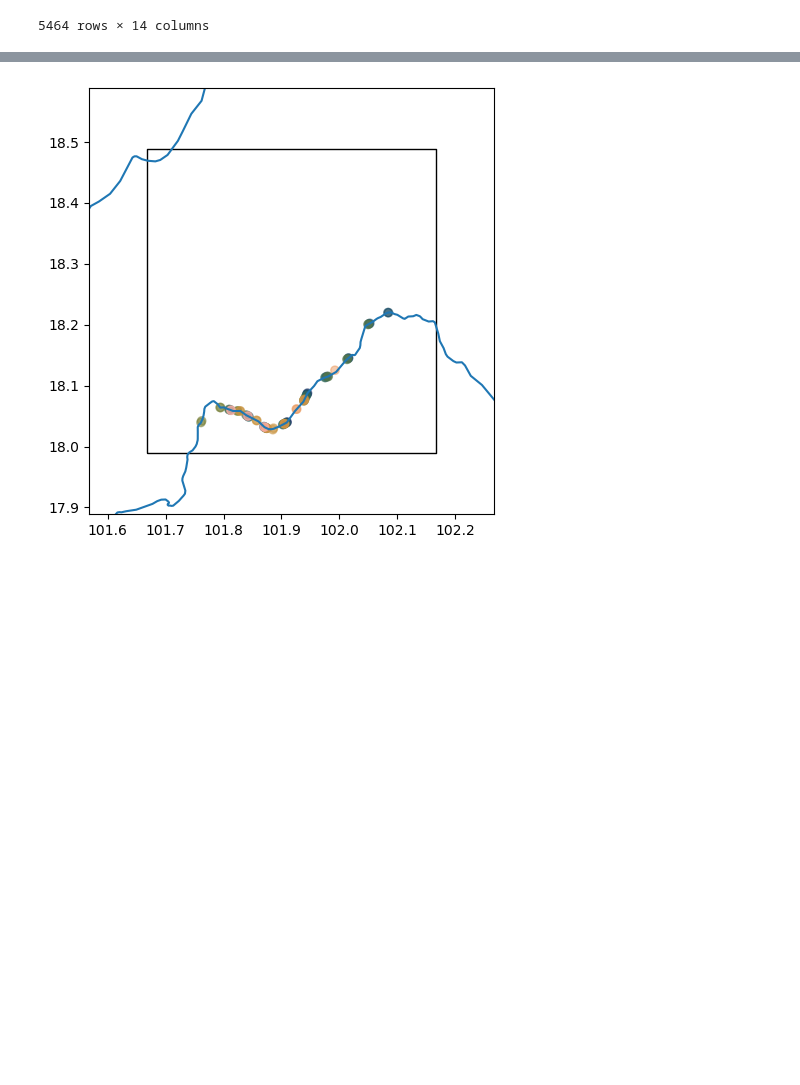
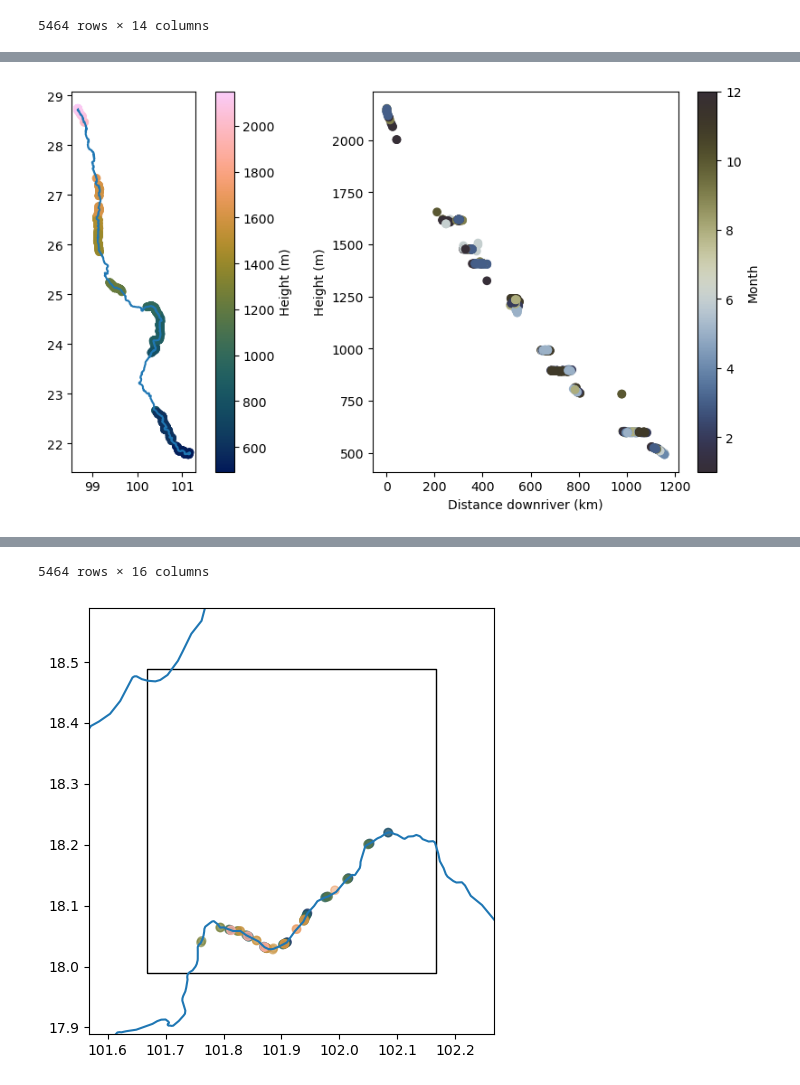
Before and after one commit to DHI/HydroEO, a Jupyter notebook: notebooks/project_test.ipynb, the cells around one changed output, grey strips where cells are left out. Saved outputs shown, nothing was run; the diff lists cells and outputs as text; code cells hidden in the pictures; blank space fills up the shorter version.

```diff
--- a/notebooks/project_test.ipynb
+++ b/notebooks/project_test.ipynb
@@ -86,0 +107,7 @@ project.rivers.crossings
+# %%
+# test the association of a specific river within the rivers gdf with to crossings
+project.rivers.crossings_to_rivers('riv_name')
+project.rivers.plot_river_profile('riv_name', 'Lancang', delta=1000)
+project.rivers.crossings
+# %% [output]
+[figure, added]
@@ -87,3 +126,4 @@ project.rivers.crossings
+5464 rows × 16 columns
 # %%
 "46"
 grid_id = 46
```
Also changed, not shown: parts of 7 cells of this notebook, 2 other files.
